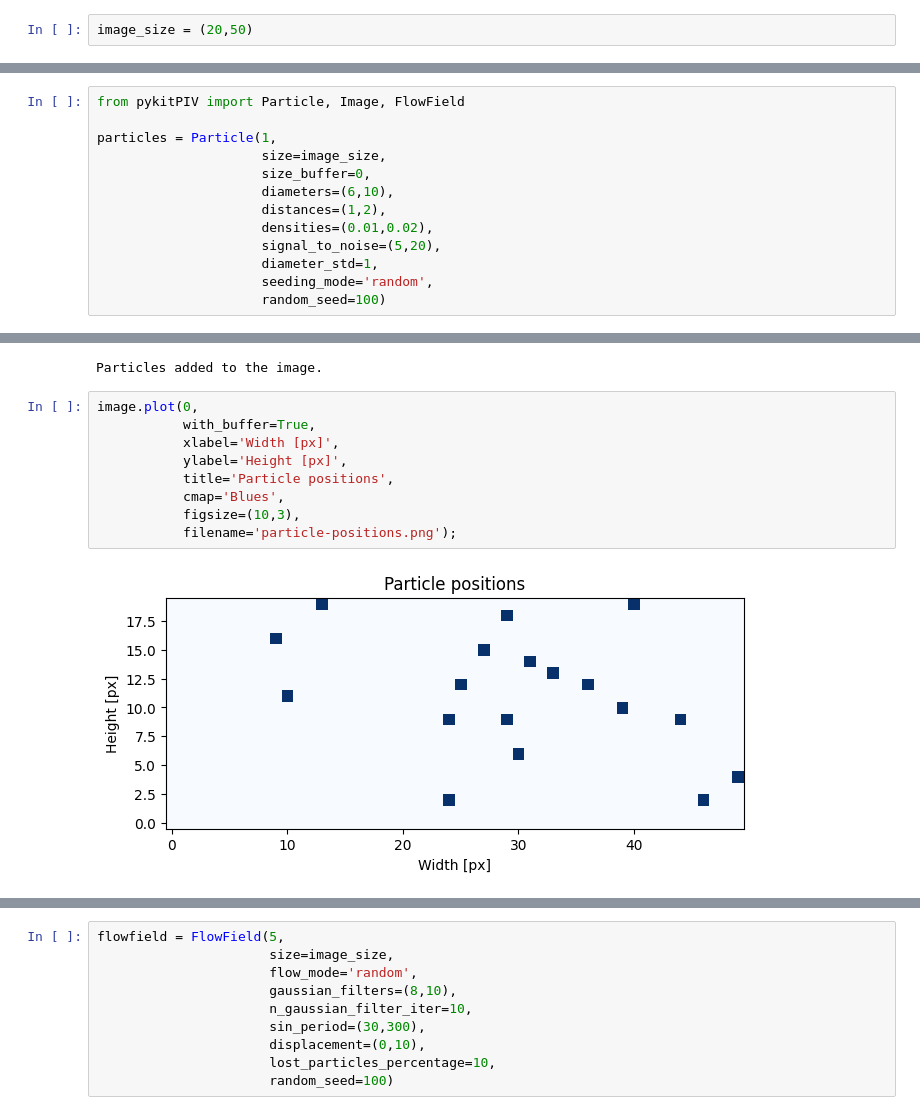
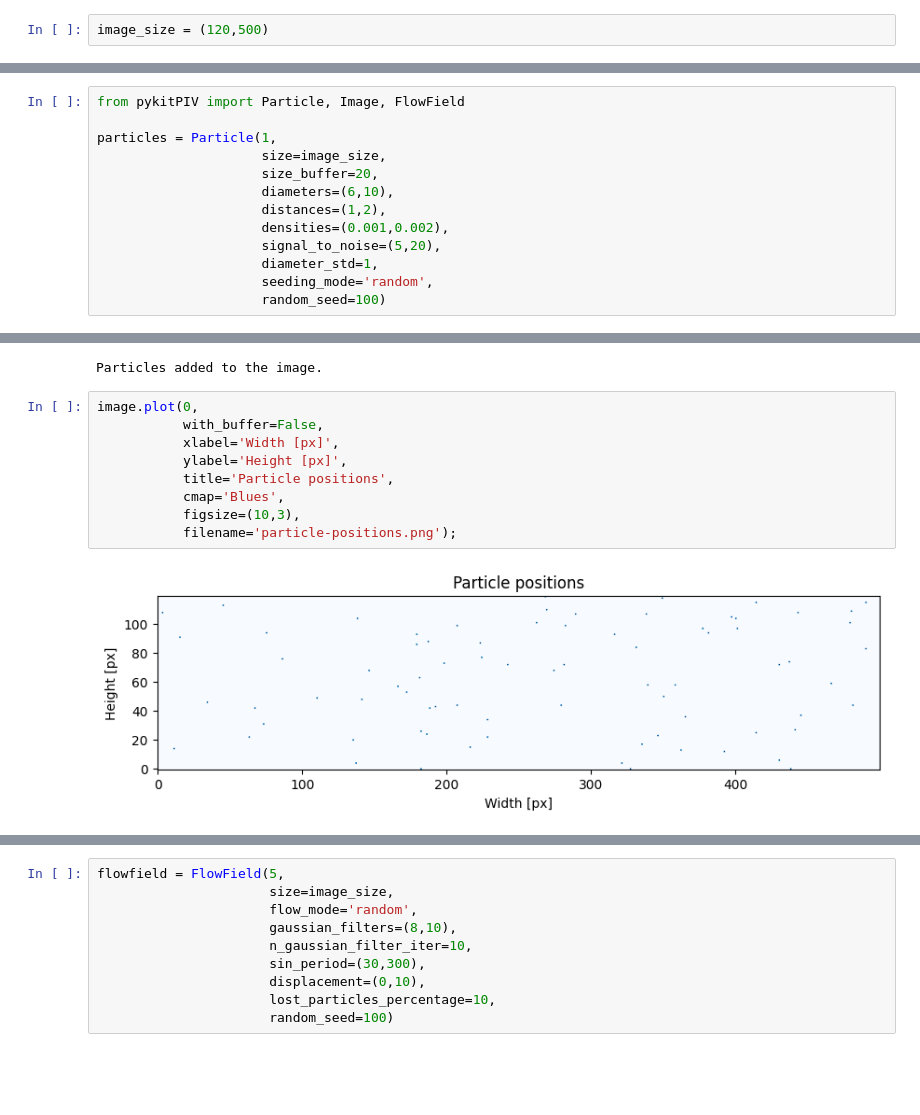
Before and after one commit to kamilazdybal/pykitPIV, a Jupyter notebook: jupyter-notebooks/debugging.ipynb, the cells around one changed output, grey strips where cells are left out. Saved outputs shown, nothing was run; the diff lists cells and outputs as text; blank space fills up the shorter version.

```diff
--- a/jupyter-notebooks/debugging.ipynb
+++ b/jupyter-notebooks/debugging.ipynb
@@ -11,7 +11,7 @@ Python==3.10.13
 numpy==1.26.3
 pandas==2.2.0
 # %%
-image_size = (20,50)
+image_size = (120,500)
 # %% [markdown]
 ***
 # %%
@@ -19,10 +19,10 @@ from pykitPIV import Particle, Image, FlowField
 
 particles = Particle(1,
                      size=image_size,
-                     size_buffer=0,
+                     size_buffer=20,
                      diameters=(6,10),
                      distances=(1,2),
-                     densities=(0.01,0.02),
+                     densities=(0.001,0.002),
                      signal_to_noise=(5,20),
                      diameter_std=1,
                      seeding_mode='random',
@@ -36,15 +40,15 @@ image.add_particles(particles)
 Particles added to the image.
 # %%
 image.plot(0,
-           with_buffer=True,
+           with_buffer=False,
            xlabel='Width [px]',
            ylabel='Height [px]',
            title='Particle positions',
            cmap='Blues',
            figsize=(10,3),
            filename='particle-positions.png');
 # %% [output]
-[figure, old version]
+[figure, new version]
 # %%
 image.add_reflected_light(exposures=(0.02,0.8),
                           maximum_intensity=2**16-1,
```
Also changed, not shown: parts of 3 cells of this notebook, 4 other files.
